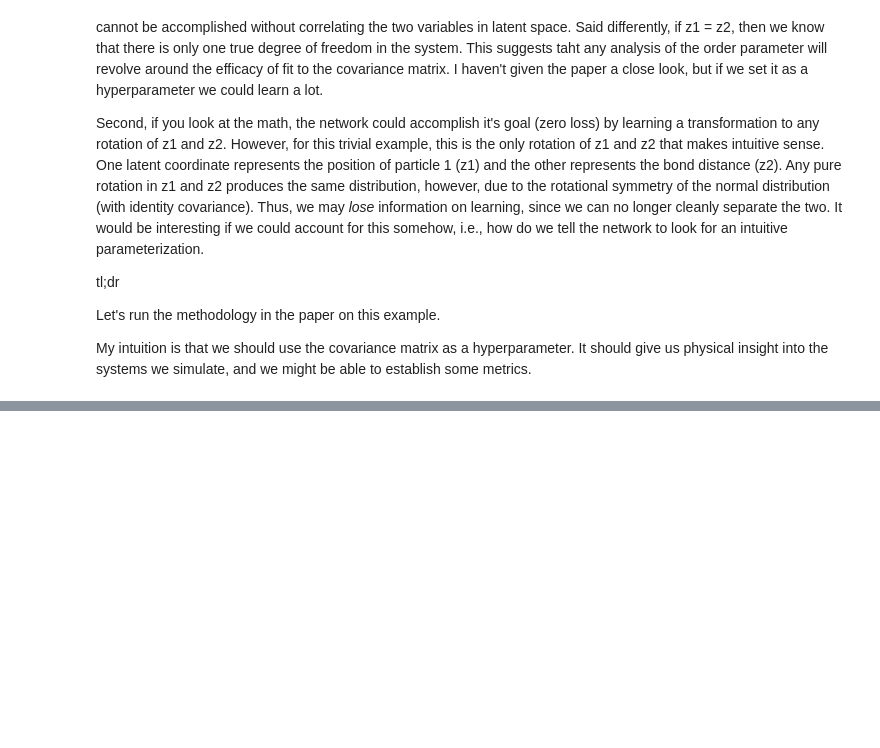
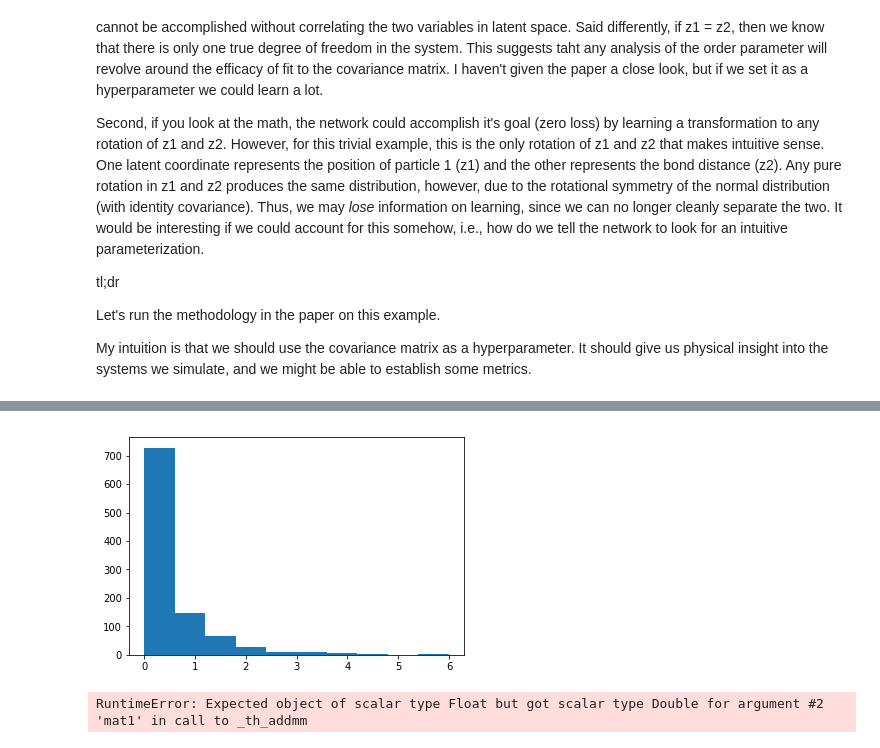
Before and after one commit to jbinagia/CS-230-Final-Project, a Jupyter notebook: notebooks/analytical_example.ipynb, the cells around one changed output, grey strips where cells are left out. Cells and saved outputs as stored; diff of their text form; code cells hidden in the pictures; blank space fills up the shorter version.

```diff
--- a/notebooks/analytical_example.ipynb
+++ b/notebooks/analytical_example.ipynb
@@ -193,0 +257,9 @@ My intuition is that we should use the covariance matrix as a hyperparameter. It
+# %%
+# Define a model
+toymodel = SHOModel( params= { "k" : k,
+                               "L" : L} )
+
+plt.hist(toymodel.energy(train_set))
+plt.show()
+# %% [output]
+[figure, added]
@@ -193,0 +273,28 @@ My intuition is that we should use the covariance matrix as a hyperparameter. It
+# %%
+# Train and shit
+optimizer = torch.optim.Adam([p for p in model.parameters() if p.requires_grad==True], lr=1e-4)
+trainloader = data.DataLoader(dataset=train_set, batch_size=128)
+
+losses = []
+avg_energy = []
+t = 0
+for epoch in range(300):
+    for batch in trainloader:
+        z, log_det_J = model.f(batch)
+
+        loss = network.loss_ml(batch)
+        losses.append(loss.item()) # save values for plotting later
+
+        avg_energy.append(network.expected_value(network.energies, training_set))
+
+        optimizer.zero_grad() # we need to set the gradients to zero before starting to do
+                              # backpropragation because PyTorch accumulates the gradients on
+                              # subsequent backward passes.
+        loss.backward(retain_graph=True)
+        optimizer.step()
+        t = t + 1 # iteration count
+
+        if t % 100 == 0:
+            print('iter %s:' % t, 'loss = %.3f' % loss)
+# %% [output]
+RuntimeError: Expected object of scalar type Float but got scalar type Double for argument #2 'mat1' in call to _th_addmm
```
Also changed, not shown: parts of 8 cells of this notebook.
